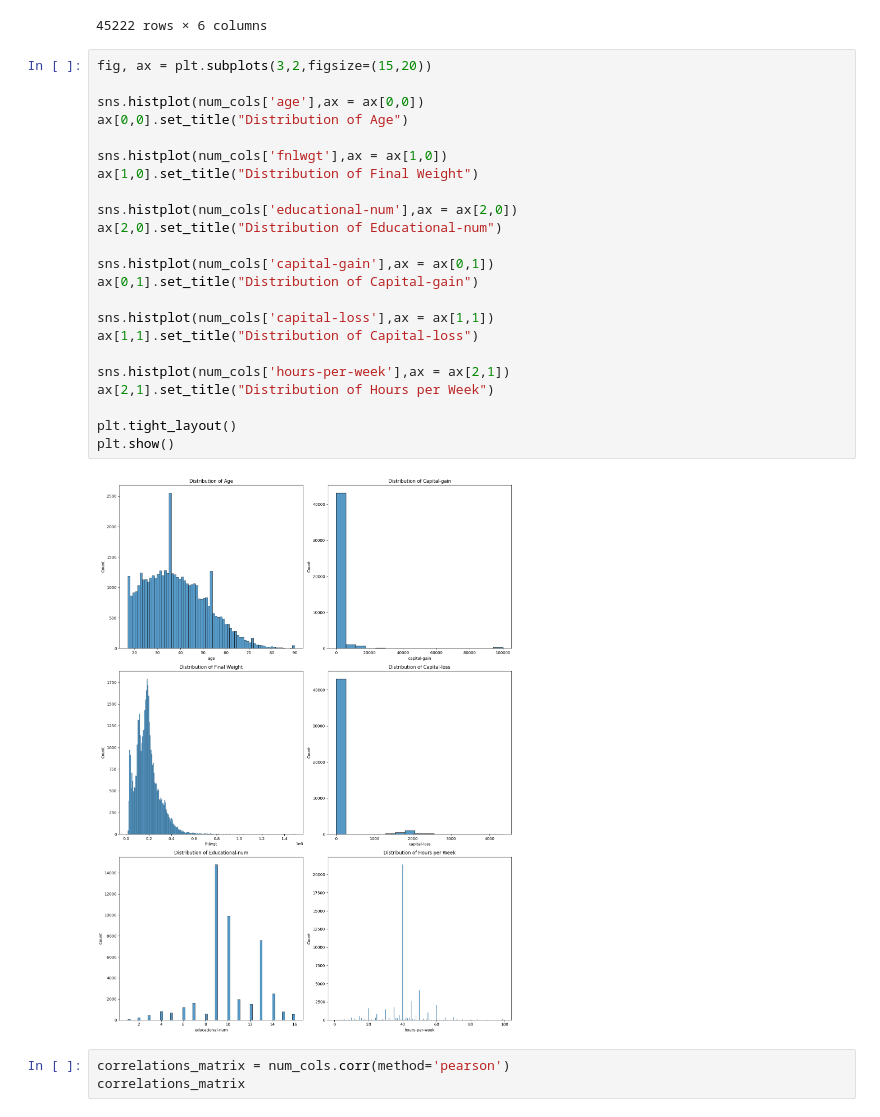
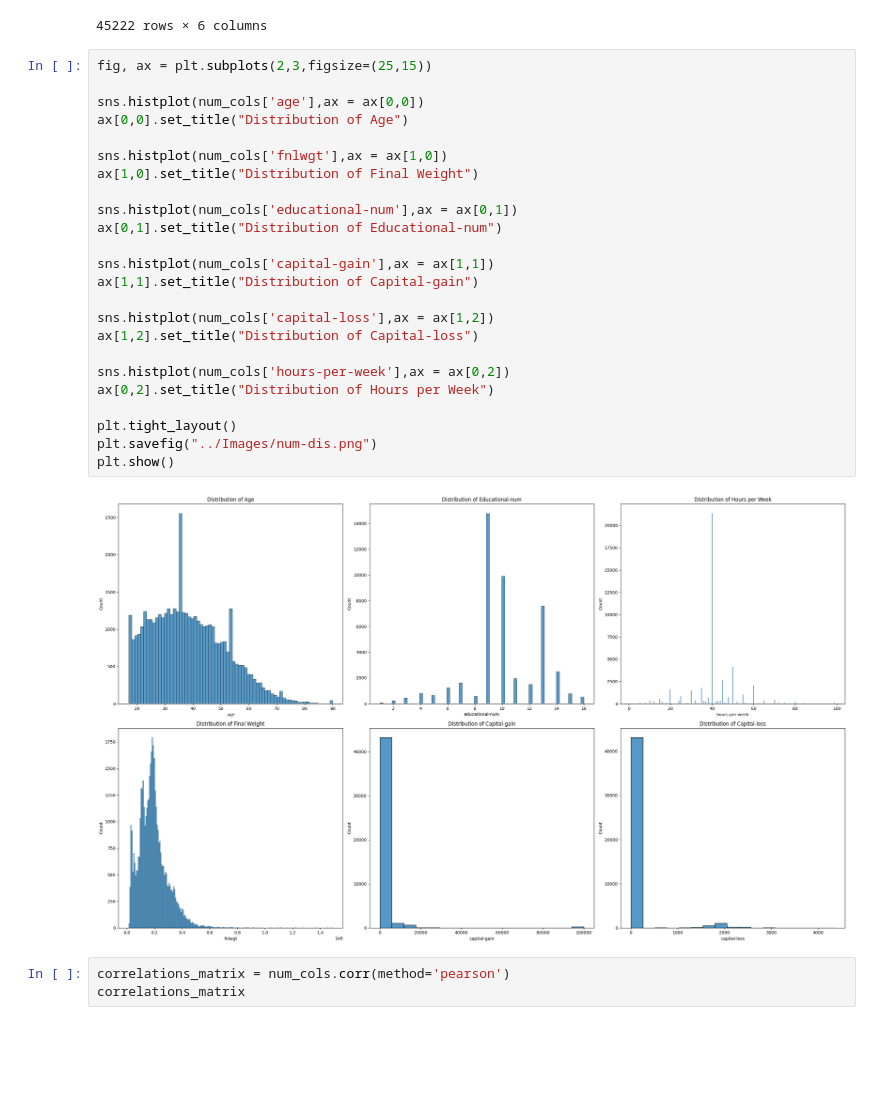
Before and after one commit to JomanaBakhiet/Mid-camp-project, a Jupyter notebook: notebooks/DATA-EXPLORING.ipynb, the cells around one changed output. Cells and saved outputs as stored; diff of their text form; blank space fills up the shorter version.

```diff
--- a/notebooks/DATA-EXPLORING.ipynb
+++ b/notebooks/DATA-EXPLORING.ipynb
@@ -78,30 +78,31 @@ num_cols
 | 45221 | 52 | 287927 | 9 | 15024 | 0 | 40 |
 45222 rows × 6 columns
 # %%
-fig, ax = plt.subplots(3,2,figsize=(15,20))
+fig, ax = plt.subplots(2,3,figsize=(25,15))
 
 sns.histplot(num_cols['age'],ax = ax[0,0])
 ax[0,0].set_title("Distribution of Age")
 
 sns.histplot(num_cols['fnlwgt'],ax = ax[1,0])
 ax[1,0].set_title("Distribution of Final Weight")
 
-sns.histplot(num_cols['educational-num'],ax = ax[2,0])
-ax[2,0].set_title("Distribution of Educational-num")
+sns.histplot(num_cols['educational-num'],ax = ax[0,1])
+ax[0,1].set_title("Distribution of Educational-num")
 
-sns.histplot(num_cols['capital-gain'],ax = ax[0,1])
-ax[0,1].set_title("Distribution of Capital-gain")
+sns.histplot(num_cols['capital-gain'],ax = ax[1,1])
+ax[1,1].set_title("Distribution of Capital-gain")
 
-sns.histplot(num_cols['capital-loss'],ax = ax[1,1])
-ax[1,1].set_title("Distribution of Capital-loss")
+sns.histplot(num_cols['capital-loss'],ax = ax[1,2])
+ax[1,2].set_title("Distribution of Capital-loss")
 
-sns.histplot(num_cols['hours-per-week'],ax = ax[2,1])
-ax[2,1].set_title("Distribution of Hours per Week")
+sns.histplot(num_cols['hours-per-week'],ax = ax[0,2])
+ax[0,2].set_title("Distribution of Hours per Week")
 
 plt.tight_layout()
+plt.savefig("../Images/num-dis.png")
 plt.show()
 # %% [output]
-[figure, old version]
+[figure, new version]
 # %%
 correlations_matrix = num_cols.corr(method='pearson')
 correlations_matrix
```
Also changed, not shown: parts of 11 cells of this notebook.
